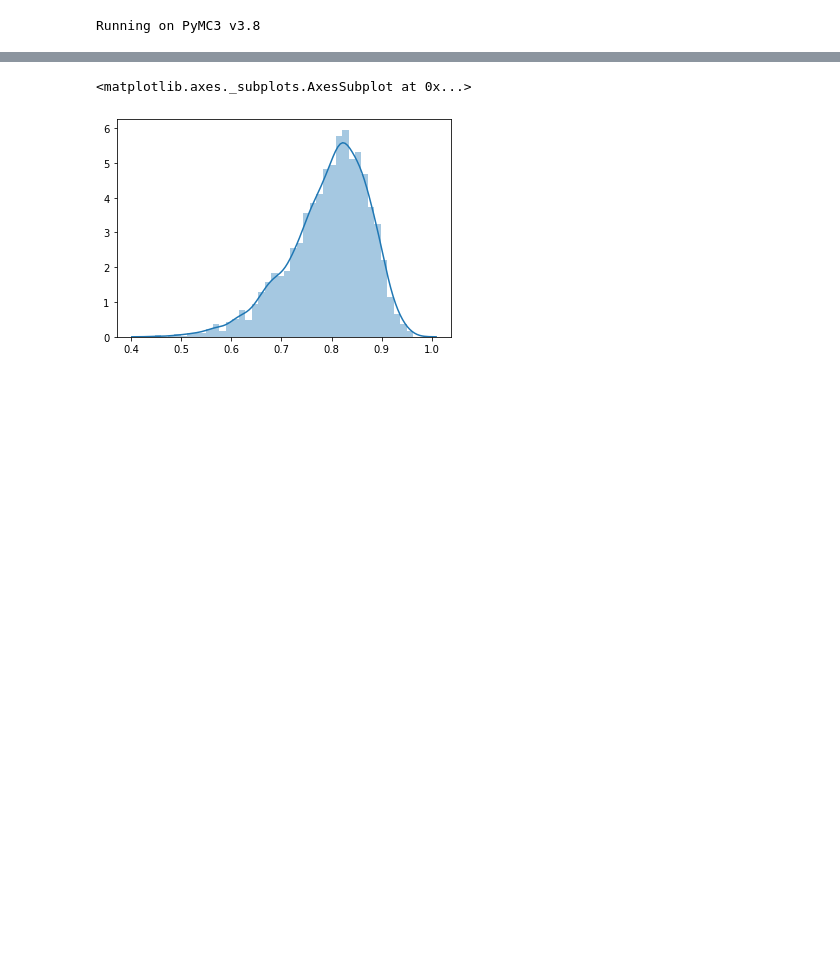
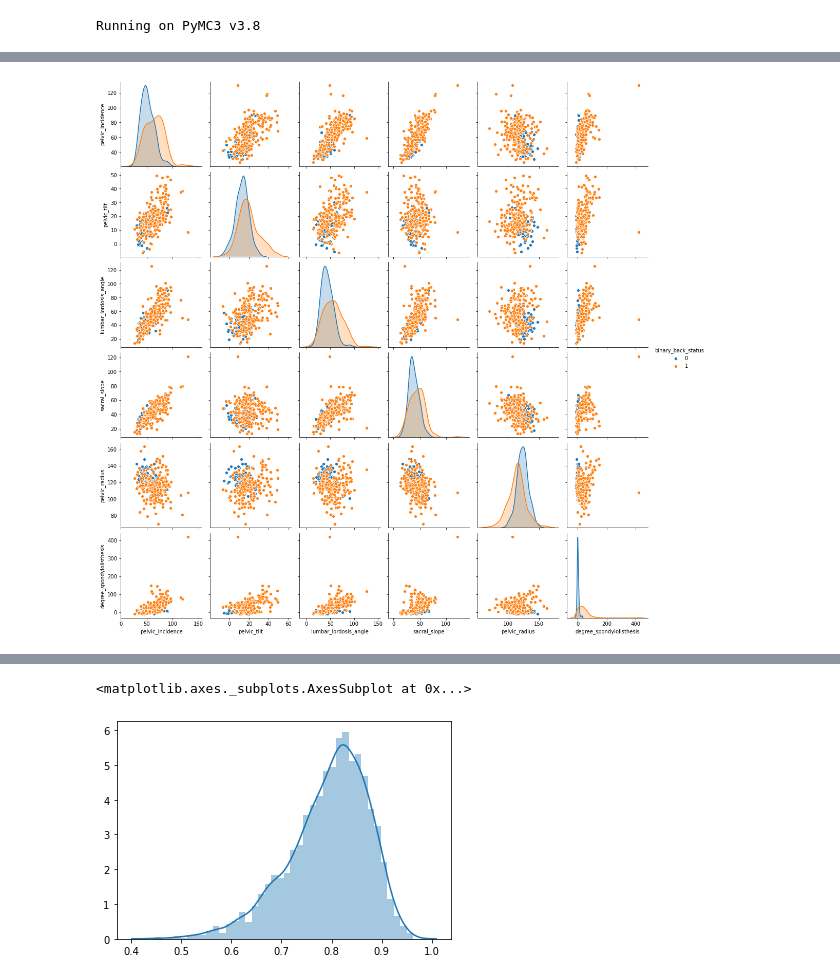
Before and after one commit to numaer/bayesian-spine-classification, a Jupyter notebook: Bayesian Modelling - Back Data.ipynb, the cells around one changed output, grey strips where cells are left out. Drawn from its saved outputs; the diff is of its cells as text; code cells hidden in the pictures; blank space fills up the shorter version.

```diff
--- a/Bayesian Modelling - Back Data.ipynb
+++ b/Bayesian Modelling - Back Data.ipynb
@@ -20,0 +112,20 @@ Running on PyMC3 v3.8
+# %%
+""" Here we plot the scatterplot correlation matrix, while color
+encoding abnormal=1 as orange, and normal=0 as blue. This will let us discover
+patterns with our bare eyes to help us further select better predictors for our model
+
+We are looking for:
+* Features that don't have notable differences in means and distribution structures between
+abnormal (blue) and normal (orange) data points.
+"""
+
+SELECTED_FEATURES = ['pelvic_incidence',
+                     'pelvic_tilt',
+                      'lumbar_lordosis_angle',
+                       'sacral_slope',
+                      'pelvic_radius',
+                      'degree_spondylolisthesis']
+
+g = seaborn.pairplot(raw_data[SELECTED_FEATURES + ['binary_back_status']], hue="binary_back_status")
+# %% [output]
+[figure, added]
```
Also changed, not shown: parts of 26 cells of this notebook.
